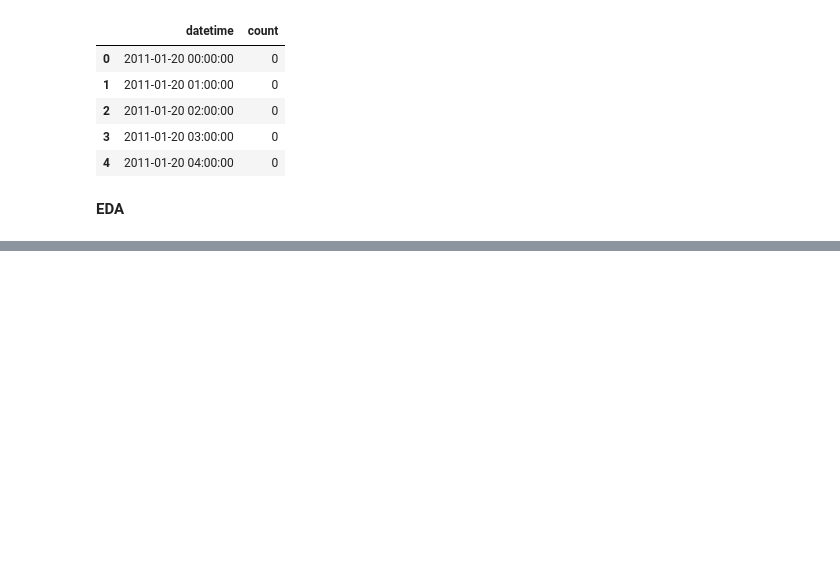
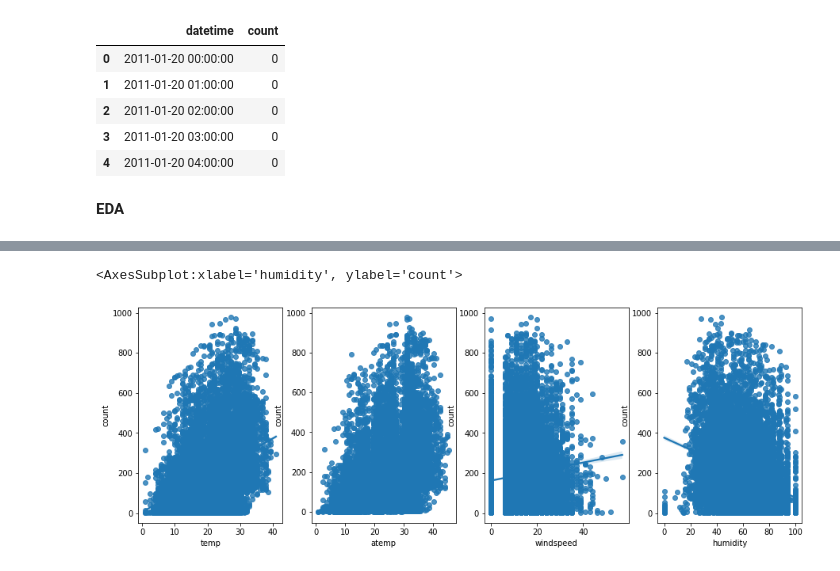
Before and after one commit to NagaoTadashi/Bike-sharing-demand, a Jupyter notebook: bike-sharing-demand.ipynb, the cells around one changed output, grey strips where cells are left out. Drawn from its saved outputs; the diff is of its cells as text; code cells hidden in the pictures; blank space fills up the shorter version.

```diff
--- a/bike-sharing-demand.ipynb
+++ b/bike-sharing-demand.ipynb
@@ -68,0 +118,10 @@ for n,label in enumerate(labels):
+# %%
+fig,(ax1,ax2,ax3,ax4) = plt.subplots(ncols=4)
+fig.set_size_inches(15, 5)
+sns.regplot(x="temp", y="count", data=EDA_tr,ax=ax1)
+sns.regplot(x="atemp", y="count", data=EDA_tr,ax=ax2)
+sns.regplot(x="windspeed", y="count", data=EDA_tr,ax=ax3)
+sns.regplot(x="humidity", y="count", data=EDA_tr,ax=ax4)
+# %% [output]
+<AxesSubplot:xlabel='humidity', ylabel='count'>
+[figure, added]
```
Also changed, not shown: parts of 9 cells of this notebook.
